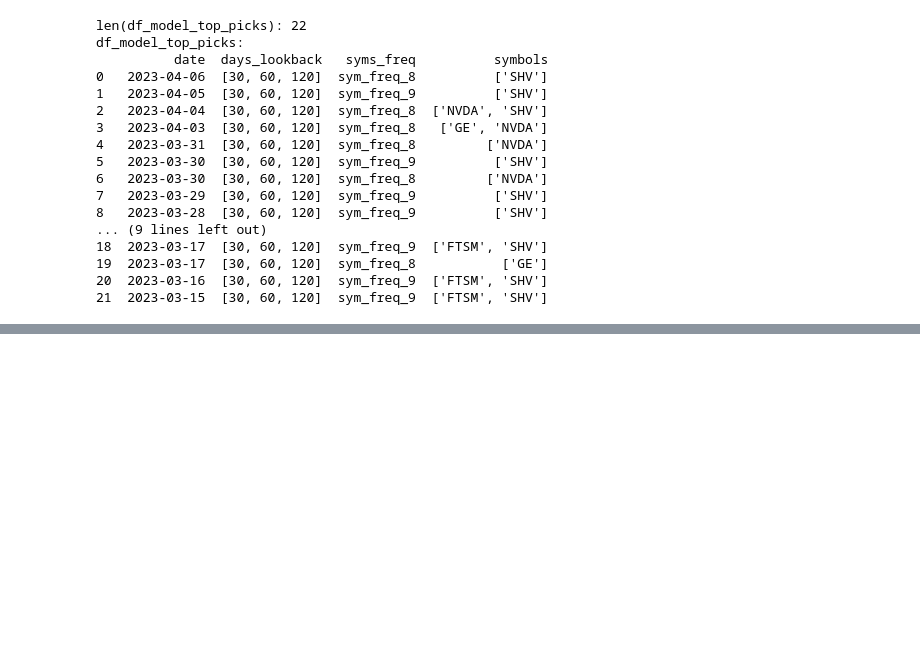
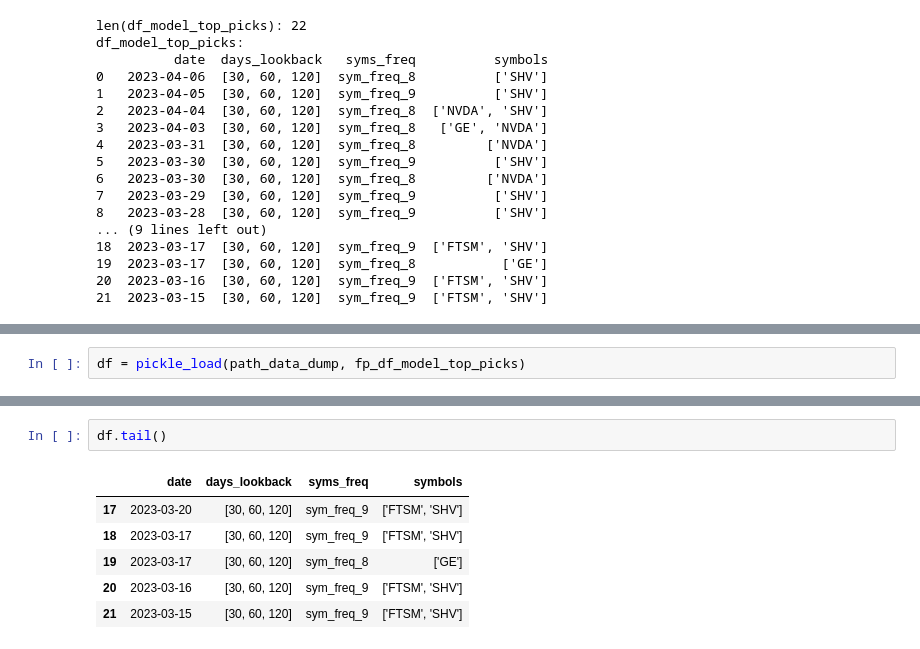
Before and after one commit to pympk/py3810, a Jupyter notebook: yf_2view_picks.ipynb, the cells around one changed output, grey strips where cells are left out. Saved outputs shown, nothing was run; the diff lists cells and outputs as text; blank space fills up the shorter version.

```diff
--- a/yf_2view_picks.ipynb
+++ b/yf_2view_picks.ipynb
@@ -164,0 +267,2 @@ df_model_top_picks:
+# %%
+df = pickle_load(path_data_dump, fp_df_model_top_picks)
@@ -164,0 +298,9 @@ df_model_top_picks:
+# %%
+df.tail()
+# %% [output]
+|  | date | days_lookback | syms_freq | symbols |
+| 17 | 2023-03-20 | [30, 60, 120] | sym_freq_9 | ['FTSM', 'SHV'] |
+| 18 | 2023-03-17 | [30, 60, 120] | sym_freq_9 | ['FTSM', 'SHV'] |
+| 19 | 2023-03-17 | [30, 60, 120] | sym_freq_8 | ['GE'] |
+| 20 | 2023-03-16 | [30, 60, 120] | sym_freq_9 | ['FTSM', 'SHV'] |
+| 21 | 2023-03-15 | [30, 60, 120] | sym_freq_9 | ['FTSM', 'SHV'] |
```
Also changed, not shown: parts of 16 cells of this notebook, 1 other file.
